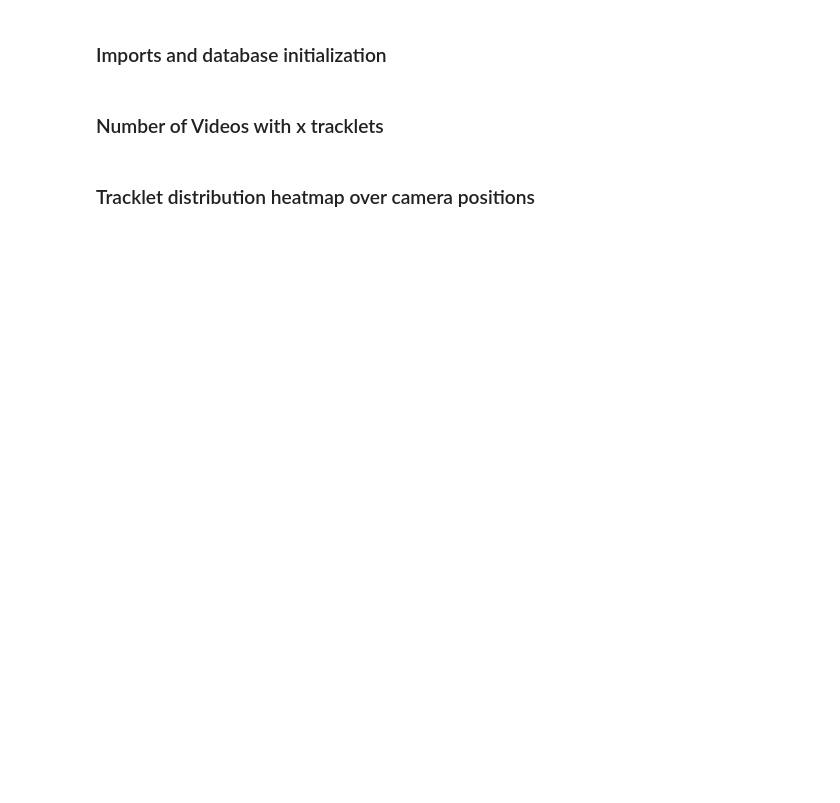
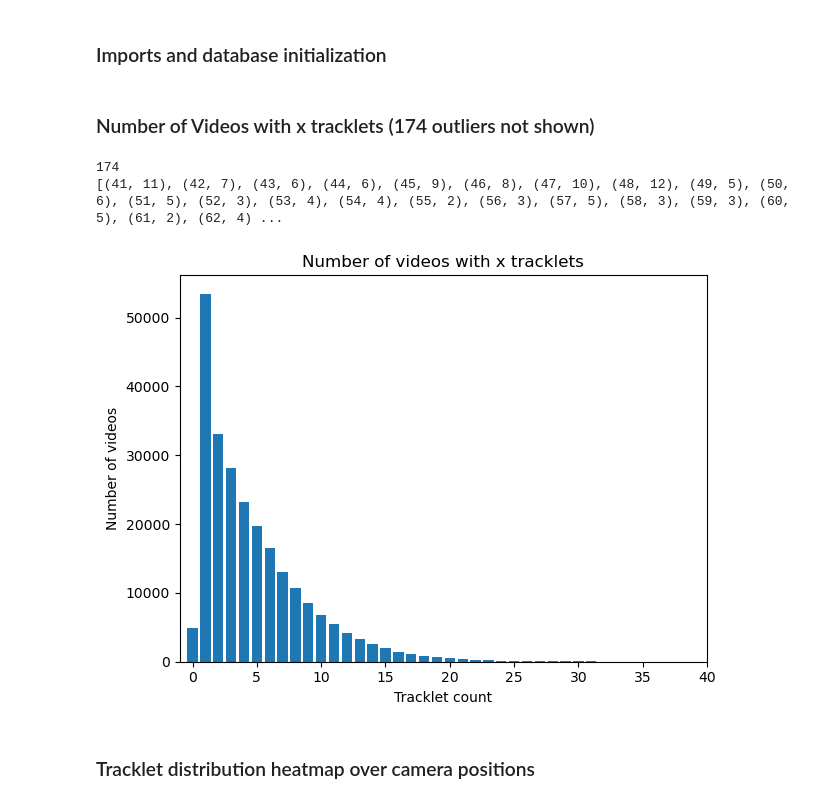
Before and after one commit to liamvdv/gorillatracker, a Jupyter notebook: notebooks/database_stats.ipynb, the cells around one changed output. Cells and saved outputs as stored; diff of their text form; code cells hidden in the pictures; blank space fills up the shorter version.

```diff
--- a/notebooks/database_stats.ipynb
+++ b/notebooks/database_stats.ipynb
@@ -15,7 +15,7 @@ import numpy as np
 engine = GorillaDatasetKISZ().engine
 session_cls = sessionmaker(bind=engine)
 # %% [markdown]
-### Number of Videos with x tracklets
+### Number of Videos with x tracklets (174 outliers not shown)
 # %%
 stmt = (
     select(Video.video_id)
@@ -29,33 +29,42 @@ num_videos = len(result)
 stmt = (
     select(Tracking.video_id, func.count(Tracking.tracking_id).label("count"))
     .group_by(Tracking.video_id)
     )
 
 with session_cls() as session:
     result = session.execute(stmt)
     sorted_all = sorted(result.fetchall(), key=lambda x: x[1], reverse=True)
 
 num_videos_no_tracking = num_videos - len(sorted_all)
 
 res = {}
 
 for video_id, count in sorted_all:
     if count not in res:
         res[count] = 1
     res[count] += 1
 
 res[0] = num_videos_no_tracking
 
+count = sum([res[x] for x in res.keys() if x > 40])
+print(count)
+print(sorted([(x, res[x]) for x in res.keys() if x > 40]))
+
 res = res.items()
 
 list1, list2 = zip(*res)
+
 plt.bar(list1, list2)
 plt.xlabel("Tracklet count")
 plt.ylabel("Number of videos")
 plt.xlim(-1,40)
 plt.title("Number of videos with x tracklets")
 plt.tight_layout()
 plt.show()
+# %% [output]
+174
+[(41, 11), (42, 7), (43, 6), (44, 6), (45, 9), (46, 8), (47, 10), (48, 12), (49, 5), (50, 6), (51, 5), (52, 3), (53, 4), (54, 4), (55, 2), (56, 3), (57, 5), (58, 3), (59, 3), (60, 5), (61, 2), (62, 4) ...
+[figure, added]
 # %% [markdown]
 ### Tracklet distribution heatmap over camera positions
 # %%
```
Also changed, not shown: parts of 1 cell of this notebook.
